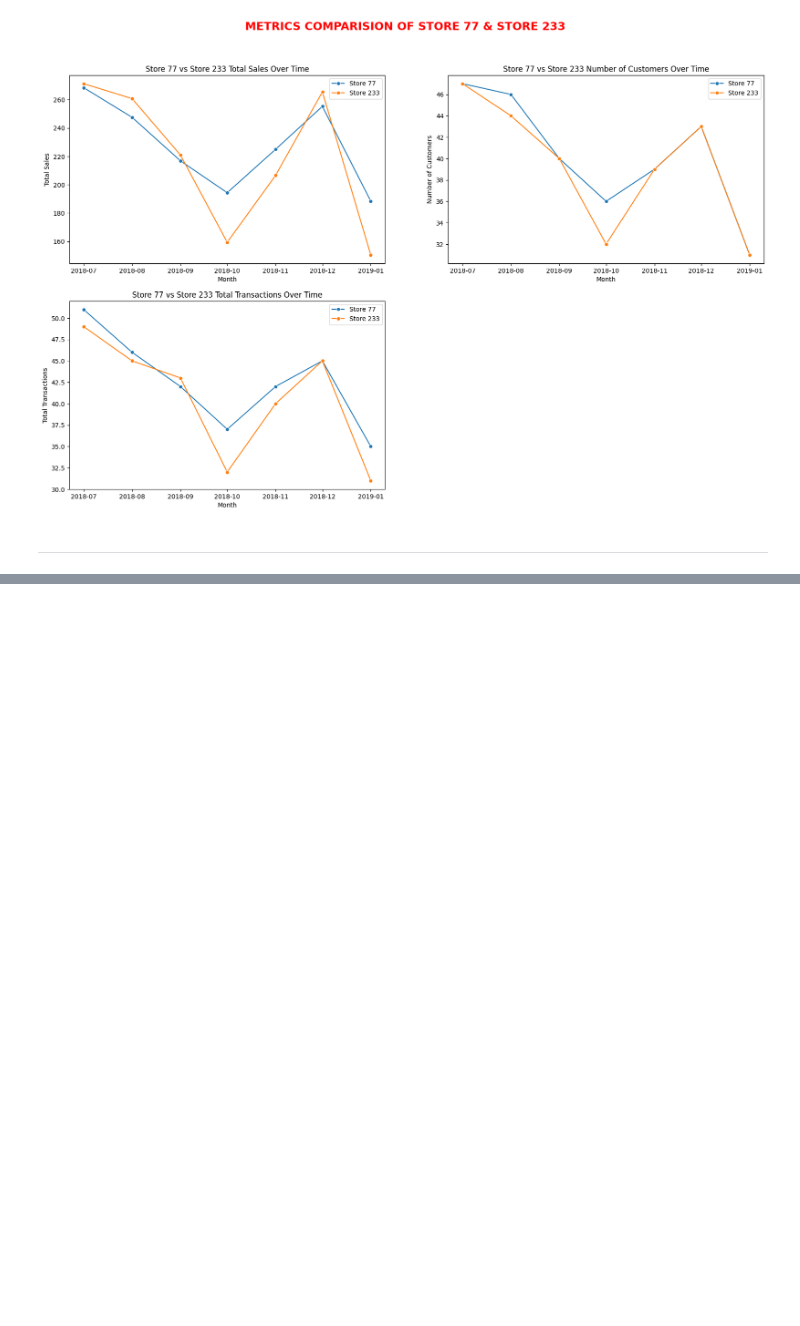
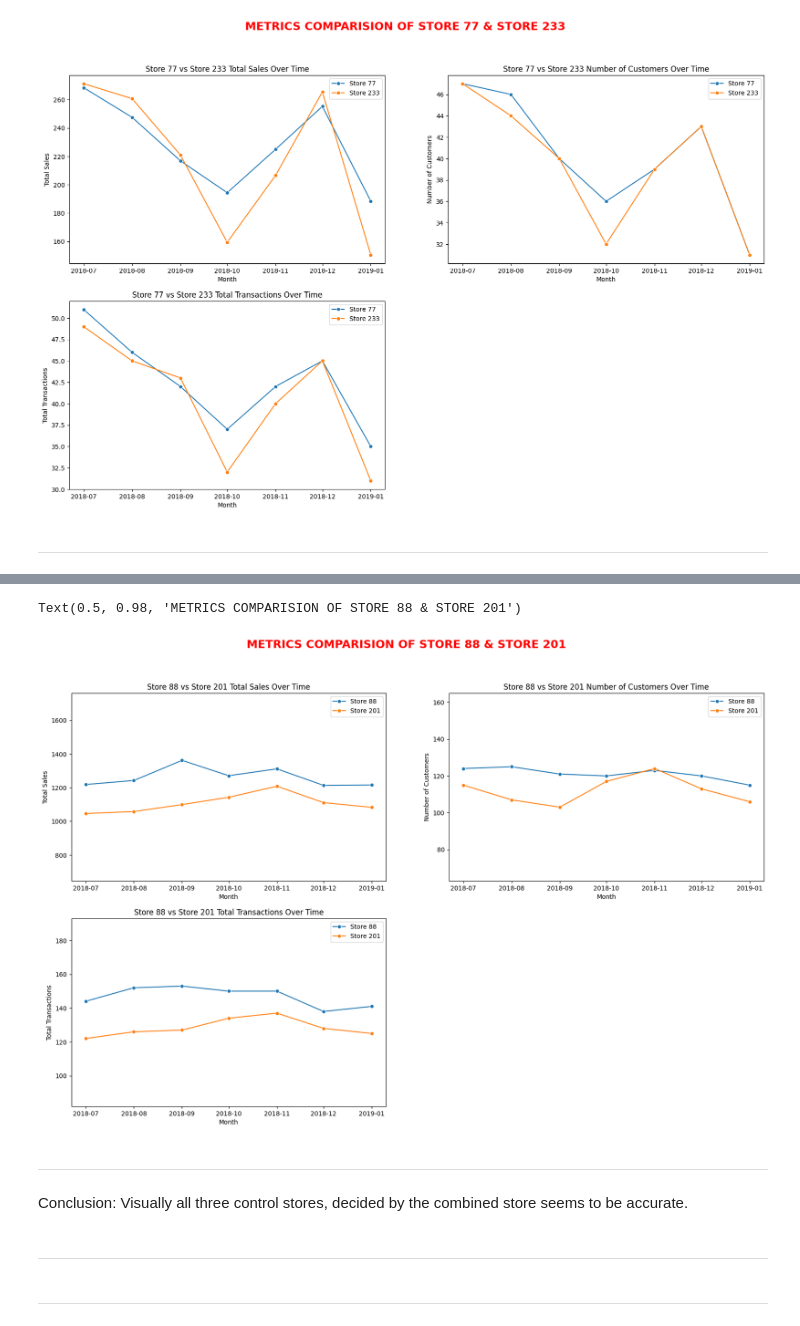
Before and after one commit to Mridul-dhungana/Quantium-Data-Analytics, a Jupyter notebook: Trial and Control stores.ipynb, the cells around one changed output, grey strips where cells are left out. Saved outputs shown, nothing was run; the diff lists cells and outputs as text; code cells hidden in the pictures; blank space fills up the shorter version.

```diff
--- a/Trial and Control stores.ipynb
+++ b/Trial and Control stores.ipynb
@@ -887,0 +964,4 @@ Text(0.5, 0.98, 'METRICS COMPARISION OF STORE 77 & STORE 233')
+# %%
+store_88=pre_trial_data[pre_trial_data['STORE_NBR']==88][['MONTH_ID','TOTAL_SALES','NUMBER_CUSTOMERS','TOTAL_TRANSACTIONS']]
+store_88=store_88.rename(columns={'TOTAL_SALES':'88_TOTAL_SALES','NUMBER_CUSTOMERS':'88_NUMBER_CUSTOMERS','TOTAL_TRANSACTIONS':'88_TOTAL_TRANSACTIONS'})
+store_88
@@ -887,0 +977,4 @@ Text(0.5, 0.98, 'METRICS COMPARISION OF STORE 77 & STORE 233')
+# %%
+store_201=pre_trial_data[pre_trial_data['STORE_NBR']==201][['MONTH_ID','TOTAL_SALES','NUMBER_CUSTOMERS','TOTAL_TRANSACTIONS']]
+store_201=store_201.rename(columns={'TOTAL_SALES':'201_TOTAL_SALES','NUMBER_CUSTOMERS':'201_NUMBER_CUSTOMERS','TOTAL_TRANSACTIONS':'201_TOTAL_TRANSACTIONS'})
+store_201
@@ -887,0 +990,4 @@ Text(0.5, 0.98, 'METRICS COMPARISION OF STORE 77 & STORE 233')
+# %%
+store_88_201=store_88.merge(store_201,on='MONTH_ID',how='inner')
+store_88_201['MONTH_ID']=pd.to_datetime(store_88_201['MONTH_ID'],format='%Y%m')
+store_88_201
@@ -887,0 +1003,47 @@ Text(0.5, 0.98, 'METRICS COMPARISION OF STORE 77 & STORE 233')
+# %%
+fig, axes=plt.subplots(2,2,figsize=(20,12))
+ax=axes.flatten()
+sns.lineplot(data=store_88_201, x='MONTH_ID', y='88_TOTAL_SALES', marker='o', label='Store 88',ax=ax[0])
+sns.lineplot(data=store_88_201, x='MONTH_ID', y='201_TOTAL_SALES', marker='o', label='Store 201',ax=ax[0])
+ax[0].set_xlabel('Month')
+ax[0].set_ylabel('Total Sales')
+ax[0].set_title('Store 88 vs Store 201 Total Sales Over Time')
+ax[0].legend()
+sales_min = min(store_88_201['88_TOTAL_SALES'].min(), store_88_201['201_TOTAL_SALES'].min())
+sales_max = max(store_88_201['88_TOTAL_SALES'].max(), store_88_201['201_TOTAL_SALES'].max())
+ax[0].set_ylim(sales_min - 400, sales_max + 400)
+
+sns.lineplot(data=store_88_201, x='MONTH_ID', y='88_NUMBER_CUSTOMERS', marker='o', label='Store 88',ax=ax[1])
+sns.lineplot(data=store_88_201, x='MONTH_ID', y='201_NUMBER_CUSTOMERS', marker='o', label='Store 201',ax=ax[1])
+ax[1].set_xlabel('Month')
+ax[1].set_ylabel('Number of Customers')
+ax[1].set_title('Store 88 vs Store 201 Number of Customers Over Time')
+ax[1].legend()
+customers_min = min(store_88_201['88_NUMBER_CUSTOMERS'].min(), store_88_201['201_NUMBER_CUSTOMERS'].min())
+customers_max = max(store_88_201['88_NUMBER_CUSTOMERS'].max(), store_88_201['201_NUMBER_CUSTOMERS'].max())
+ax[1].set_ylim(customers_min - 40, customers_max + 40)
+
+sns.lineplot(data=store_88_201, x='MONTH_ID', y='88_TOTAL_TRANSACTIONS', marker='o', label='Store 88',ax=ax[2])
+sns.lineplot(data=store_88_201, x='MONTH_ID', y='201_TOTAL_TRANSACTIONS', marker='o', label='Store 201',ax=ax[2])
+ax[2].set_xlabel('Month')
+ax[2].set_ylabel('Total Transactions')
+ax[2].set_title('Store 88 vs Store 201 Total Transactions Over Time')
+ax[2].legend()
+txn_min = min(store_88_201['88_TOTAL_TRANSACTIONS'].min(), store_88_201['201_TOTAL_TRANSACTIONS'].min())
+txn_max = max(store_88_201['88_TOTAL_TRANSACTIONS'].max(), store_88_201['201_TOTAL_TRANSACTIONS'].max())
+ax[2].set_ylim(txn_min - 40, txn_max + 40)
+
+ax[3].set_visible(False)
+plt.suptitle('METRICS COMPARISION OF STORE 88 & STORE 201',fontsize='18',fontweight='bold',color='red')
+# %% [output]
+Text(0.5, 0.98, 'METRICS COMPARISION OF STORE 88 & STORE 201')
+[figure, added]
+# %% [markdown]
+---
+# %% [markdown]
+Conclusion:
+Visually all three control stores, decided by the combined store seems to be accurate.
+# %% [markdown]
+---
+# %% [markdown]
+---
```
Also changed, not shown: parts of 12 cells of this notebook.
